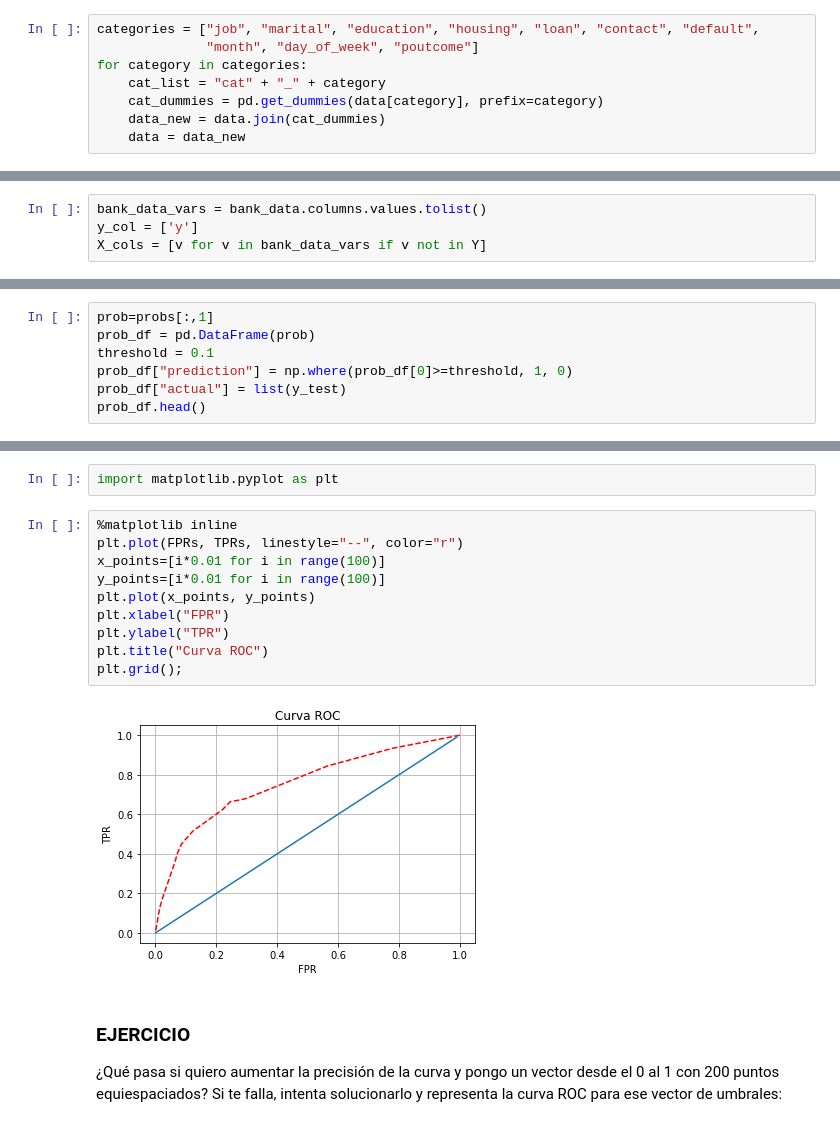
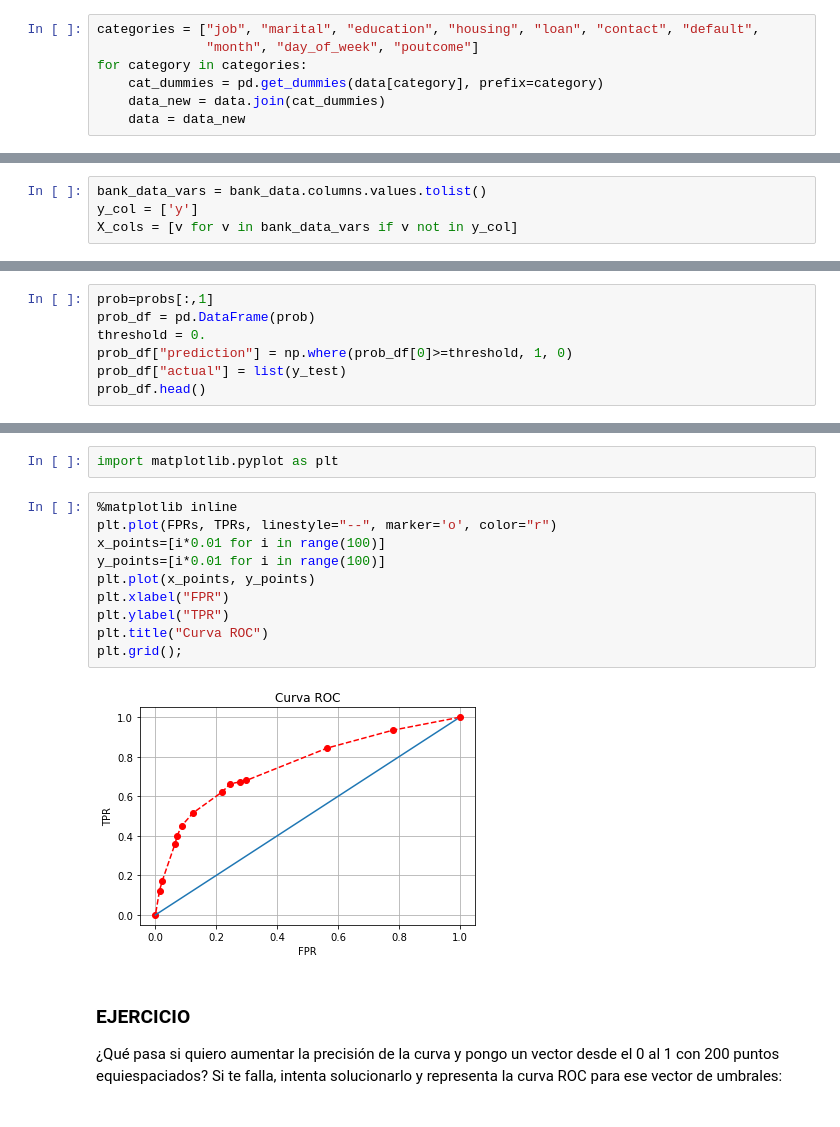
Before and after one commit to franciscocanon-thebridge/bootcamp_thebridge_PTSep20, a Jupyter notebook: Bloque 3 - Machine Learning/01_Supervisado/2-Logistic Regression/04_Resumen_Regresión_Logística_ROC_Curve.ipynb, the cells around one changed output, grey strips where cells are left out. Cells and saved outputs as stored; diff of their text form.

```diff
--- a/Bloque 3 - Machine Learning/01_Supervisado/2-Logistic Regression/04_Resumen_Regresión_Logística_ROC_Curve.ipynb
+++ b/Bloque 3 - Machine Learning/01_Supervisado/2-Logistic Regression/04_Resumen_Regresión_Logística_ROC_Curve.ipynb
@@ -238,7 +252,6 @@ Como ya hemos convertido la variable ``y`` y hemos agrupado los valores de ``edu
 categories = ["job", "marital", "education", "housing", "loan", "contact", "default",
               "month", "day_of_week", "poutcome"]
 for category in categories:
-    cat_list = "cat" + "_" + category
     cat_dummies = pd.get_dummies(data[category], prefix=category)
     data_new = data.join(cat_dummies)
     data = data_new
@@ -271,7 +284,7 @@ array(['age', 'duration', 'campaign', 'pdays', 'previous', 'emp.var.rate',
 # %%
 bank_data_vars = bank_data.columns.values.tolist()
 y_col = ['y']
-X_cols = [v for v in bank_data_vars if v not in Y]
+X_cols = [v for v in bank_data_vars if v not in y_col]
 # %% [markdown]
 Una vez tenemos las columnas seleccionadas, nos creamos ``X`` e ``y`` para trabajar sobre ellos:
 # %%
@@ -580,7 +631,7 @@ probs = lm.predict_proba(X_test)
 # %%
 prob=probs[:,1]
 prob_df = pd.DataFrame(prob)
-threshold = 0.1
+threshold = 0.
 prob_df["prediction"] = np.where(prob_df[0]>=threshold, 1, 0)
 prob_df["actual"] = list(y_test)
 prob_df.head()
@@ -650,16 +703,16 @@ FPRs.append(0)
 import matplotlib.pyplot as plt
 # %%
 %matplotlib inline
-plt.plot(FPRs, TPRs, linestyle="--", color="r")
+plt.plot(FPRs, TPRs, linestyle="--", marker='o', color="r")
 x_points=[i*0.01 for i in range(100)]
 y_points=[i*0.01 for i in range(100)]
 plt.plot(x_points, y_points)
 plt.xlabel("FPR")
 plt.ylabel("TPR")
 plt.title("Curva ROC")
 plt.grid();
 # %% [output]
-[figure, old version]
+[figure, new version]
 # %% [markdown]
 ### EJERCICIO
 
```
Also changed, not shown: parts of 18 cells of this notebook, 18 other files.
